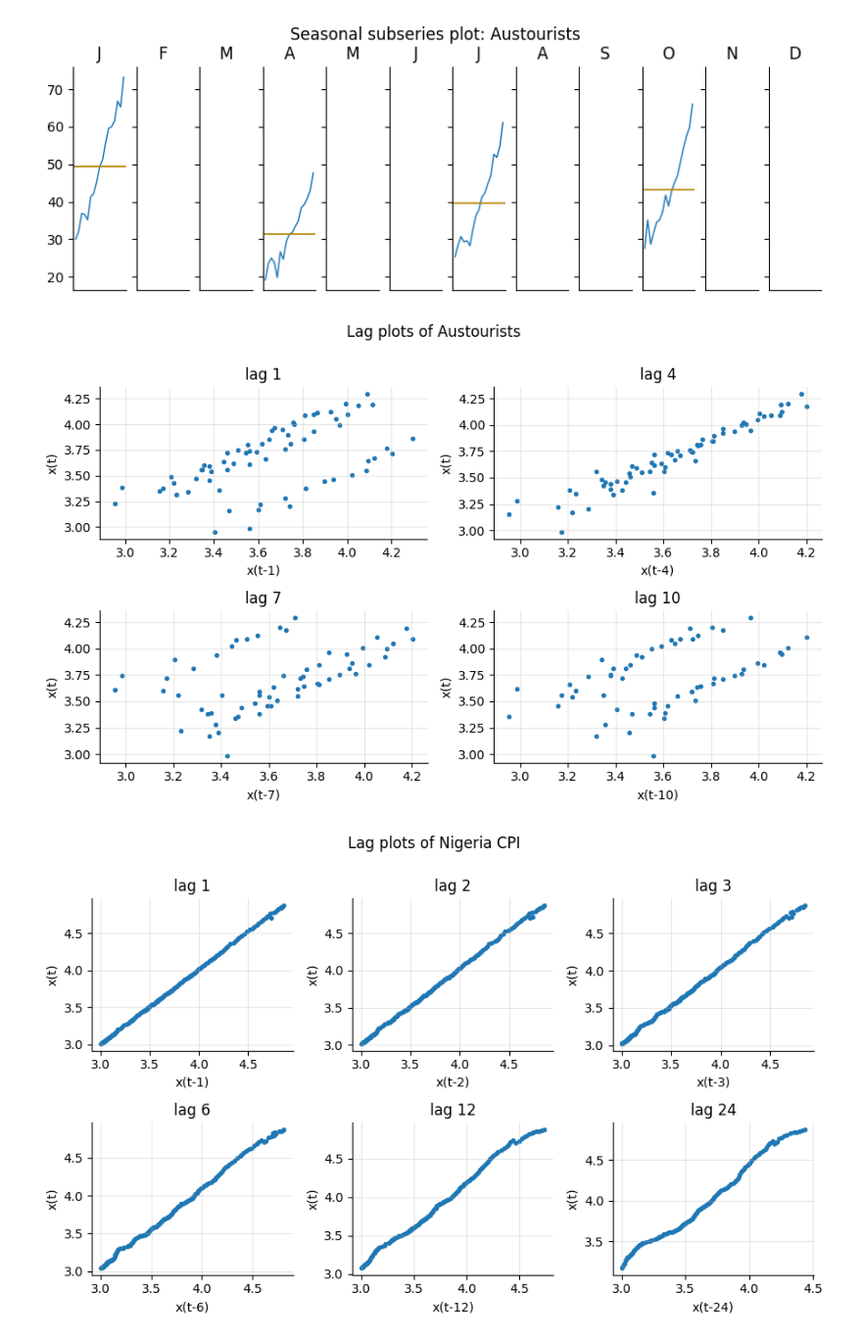
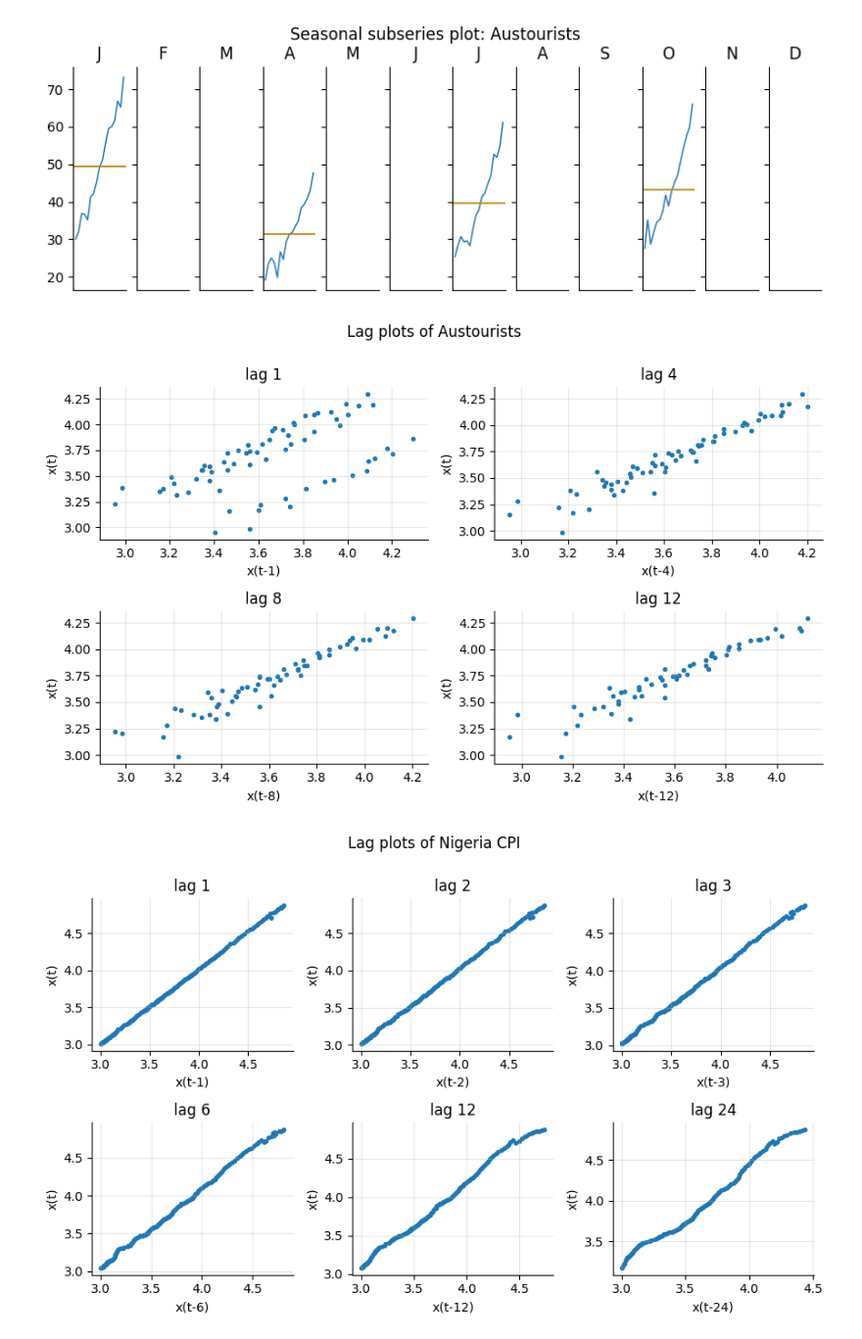
Before and after one commit to Favour-Fregene/NUTDTS816_Course_Repository, a Jupyter notebook: notebooks/assessments/A1_starter.ipynb, the cells around one changed output. Shown at 98% size. Saved outputs shown, nothing was run; the diff lists cells and outputs as text; code cells hidden in the pictures.

```diff
--- a/notebooks/assessments/A1_starter.ipynb
+++ b/notebooks/assessments/A1_starter.ipynb
@@ -142,23 +142,23 @@ plt.show()
 [figure]
 # %%
 # Lag plot for Austourists
-def lag_plot_at(s, lags=(1, 4, 7,10), title=''):
+def lag_plot_at(s, lags=(1, 4, 8,12), title=''):
     plt.close('all')
     s = s.squeeze()
     fig, axes = plt.subplots(2, 2, figsize=(9, 5.5))
     for k, ax in zip(lags, axes.flat):
         ax.scatter(s.shift(k), s, s=8)
         ax.set_title(f'lag {k}')
         ax.set_xlabel(f'x(t-{k})')
         ax.set_ylabel('x(t)')
     fig.suptitle(title, y=1.0);
     plt.tight_layout()
     return fig
 
 lag_plot_at(np.log(at), title='Lag plots of Austourists')
 plt.show()
 # %% [output]
-[figure, old version]
+[figure, new version]
 # %%
 # Lag plot for Nigeria CPI
 def lag_plot_cpi(s, lags=(1, 2, 3, 6, 12, 24), title=''):
```
Also changed, not shown: parts of 2 cells of this notebook.
